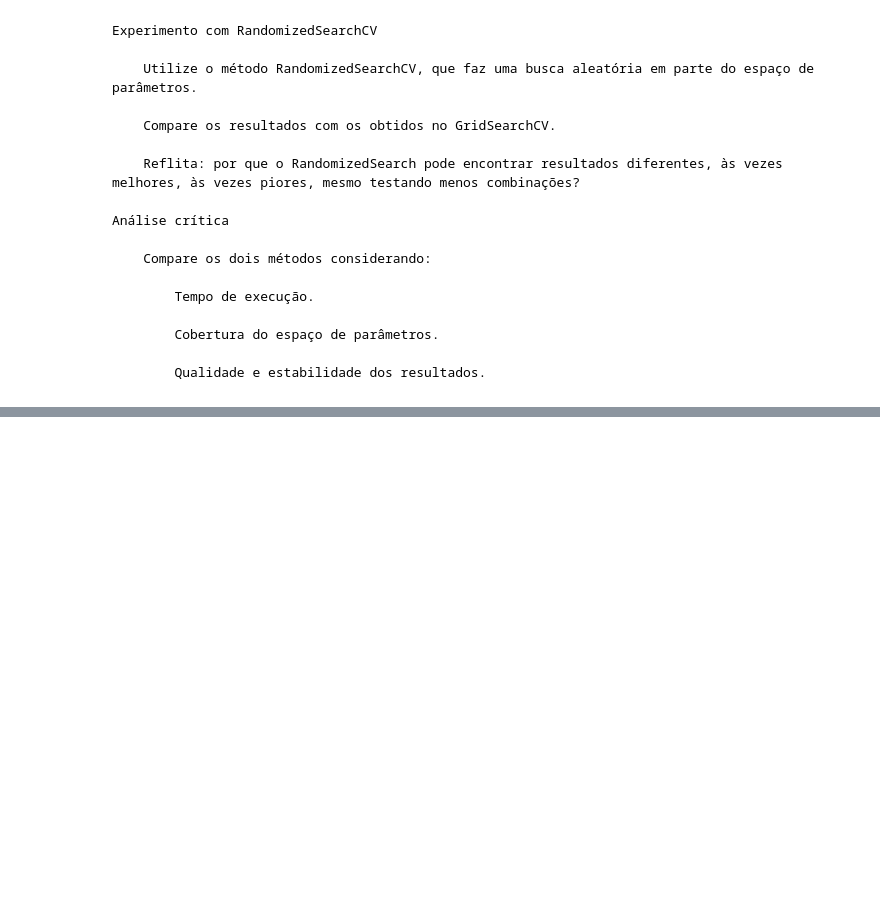
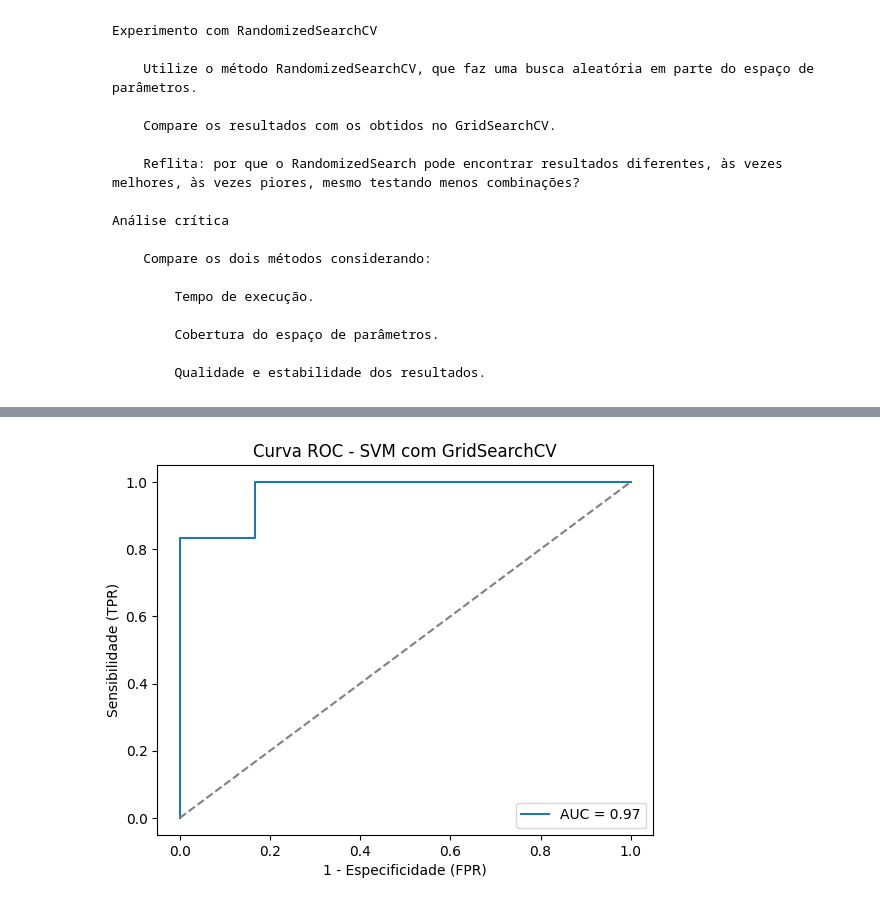
Before and after one commit to GabrielYYM/Notebooks, a Jupyter notebook: AtividadeFinalSVM.ipynb, the cells around one changed output, grey strips where cells are left out. Saved outputs shown, nothing was run; the diff lists cells and outputs as text; code cells hidden in the pictures; blank space fills up the shorter version.

```diff
--- a/AtividadeFinalSVM.ipynb
+++ b/AtividadeFinalSVM.ipynb
@@ -68,0 +71,79 @@ A composição da microbiota intestinal difere significativamente entre criança
+# %%
+import pandas as pd
+import numpy as np
+from sklearn.model_selection import train_test_split, StratifiedKFold, GridSearchCV
+from sklearn.feature_selection import VarianceThreshold, SelectKBest, chi2
+from sklearn.preprocessing import StandardScaler
+from sklearn.svm import SVC
+from sklearn.pipeline import Pipeline
+from sklearn.metrics import accuracy_score, classification_report, confusion_matrix, roc_auc_score, roc_curve
+import matplotlib.pyplot as plt
+import seaborn as sns
+import time
+
+file_path = "ASD_meta_abundance_discretized.csv"
+df = pd.read_csv(file_path)
+RANDOM_STATE = 42
+# %%
+id_col = df.columns[0]
+sample_ids = df[id_col].astype(str)
+labels = sample_ids.str[0].map({'A': 'ASD', 'B': 'TD'})
+y = labels.map({'ASD': 1, 'TD': 0}).astype(int)
+
+X = df.drop(columns=[id_col]).copy()
+mapping = {'absent': 0, 'low': 1, 'mid': 2, 'high': 3, 'present': 2}
+X_num = X.replace(mapping).apply(pd.to_numeric, errors='coerce').fillna(0).astype(int)
+
+X_train, X_test, y_train, y_test = train_test_split(
+    X_num, y, test_size=0.2, stratify=y, random_state=RANDOM_STATE
+)
+
+k_features = 500
+pipeline = Pipeline([
+    ('var', VarianceThreshold(threshold=0.0)),
+    ('select', SelectKBest(score_func=chi2, k=k_features)),
+    ('scale', StandardScaler()),
+    ('svc', SVC(probability=True, random_state=RANDOM_STATE))
+])
+
+param_grid = {
+    'svc__kernel': ['linear', 'rbf'],
+    'svc__C': [0.1, 1, 10, 100],
+    'svc__gamma': ['scale', 'auto']
+}
+
+cv = StratifiedKFold(n_splits=5, shuffle=True, random_state=RANDOM_STATE)
+grid = GridSearchCV(
+    pipeline,
+    param_grid,
+    cv=cv,
+    scoring='accuracy',
+    n_jobs=-1
+)
+
+grid.fit(X_train, y_train)
+
+print("Melhores parâmetros:", grid.best_params_)
+
+y_pred = grid.predict(X_test)
+y_proba = grid.predict_proba(X_test)[:, 1]
+
+acc = accuracy_score(y_test, y_pred)
+cm = confusion_matrix(y_test, y_pred)
+report = classification_report(y_test, y_pred, target_names=['TD','ASD'])
+roc_auc = roc_auc_score(y_test, y_proba)
+
+print("\nAcurácia:", acc)
+print("Matriz de confusão:\n", cm)
+print("\nRelatório de classificação:\n", report)
+print("ROC-AUC:", roc_auc)
+
+fpr, tpr, thresholds = roc_curve(y_test, y_proba)
+plt.plot(fpr, tpr, label=f"AUC = {roc_auc:.2f}")
+plt.plot([0,1], [0,1], linestyle="--", color="gray")
+plt.xlabel("1 - Especificidade (FPR)")
+plt.ylabel("Sensibilidade (TPR)")
+plt.title("Curva ROC - SVM com GridSearchCV")
+plt.legend()
+plt.show()
+# %% [output]
@@ -68,0 +168 @@ A composição da microbiota intestinal difere significativamente entre criança
+[figure, added]
```
Also changed, not shown: parts of 6 cells of this notebook.
